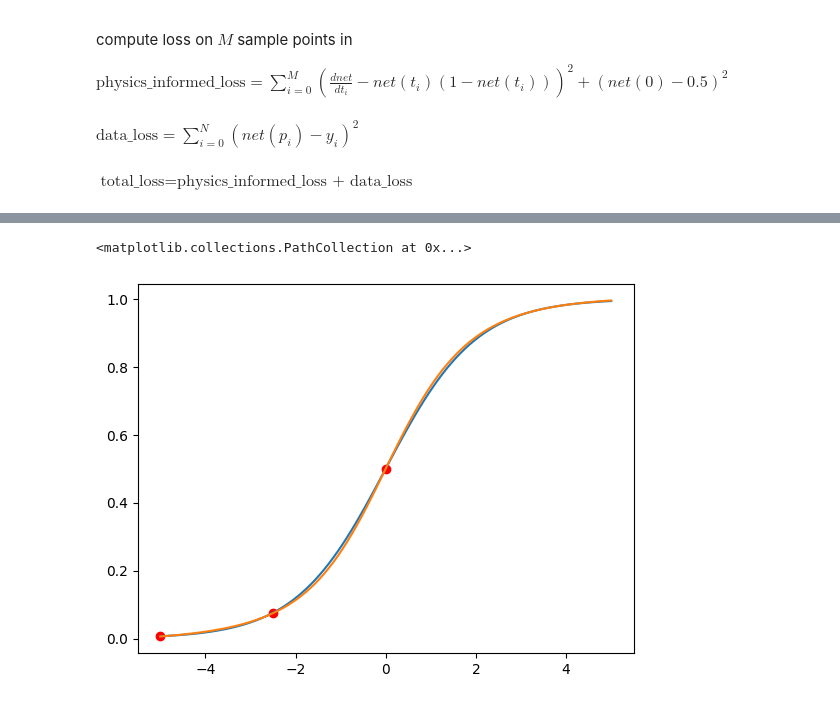
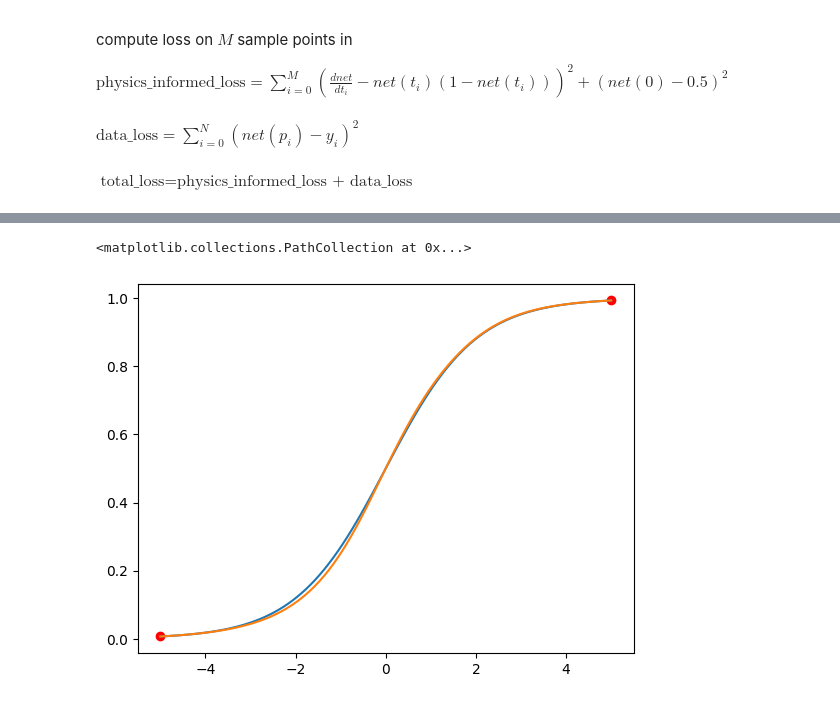
Before and after one commit to fschroet/Physics-Informed-Neural-Network, a Jupyter notebook: physics_informed_neural_network.ipynb, the cells around one changed output, grey strips where cells are left out. Saved outputs shown, nothing was run; the diff lists cells and outputs as text; code cells hidden in the pictures.

```diff
--- a/physics_informed_neural_network.ipynb
+++ b/physics_informed_neural_network.ipynb
@@ -13,11 +14,11 @@ Solution:   $f(t) = \dfrac{1}{1+e^{-t}}$
 f = lambda t: 1/(1+np.exp(-t))
 t = np.linspace(-5,5,1000)
 
-t_half_domain = np.linspace(-5,0,3)
-y_half_domain = f(t_half_domain)
+t_start_end = np.array([-5,5])
+y_start_end = f(t_start_end)
 
 plt.plot(t,f(t))
-plt.scatter(t_half_domain,y_half_domain, c="r")
+plt.scatter(t_start_end,y_start_end, c="r")
 plt.text(-4,0.9,"f(t)=1/(1+exp(-t))")
 # %% [output]
 Text(-4, 0.9, 'f(t)=1/(1+exp(-t))')
@@ -120,8 +127,8 @@ epoch: 990
 # %%
 domain = np.linspace(-5,5,100)
 plt.plot(domain,f(domain))
 plt.plot(domain,net(torch.tensor([domain]).float().reshape(100,1)).detach())
-plt.scatter(t_half_domain,y_half_domain, c="r")
+plt.scatter(t_start_end,y_start_end, c="r")
 # %% [output]
 <matplotlib.collections.PathCollection at 0x...>
-[figure, old version]
+[figure, new version]
```
Also changed, not shown: parts of 8 cells of this notebook.
